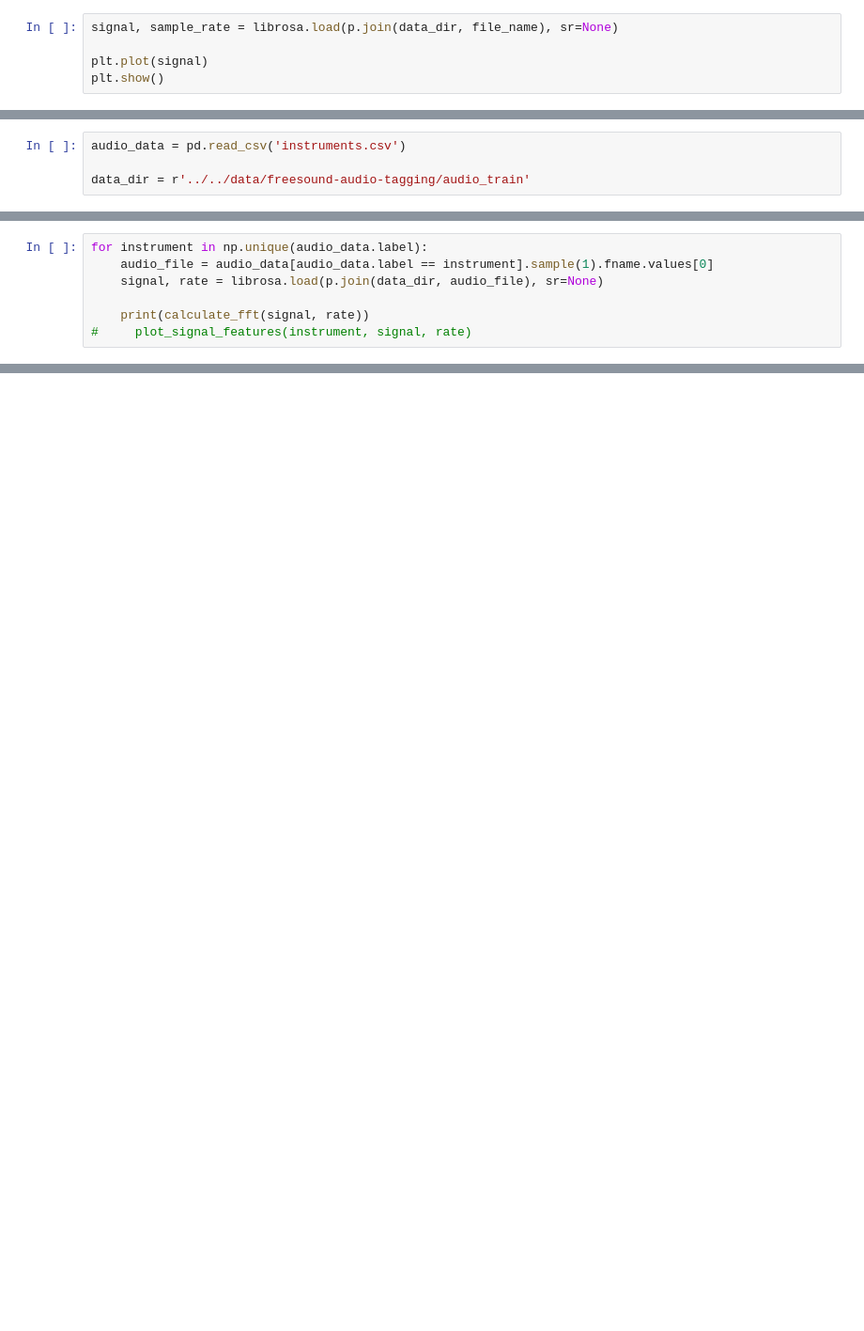
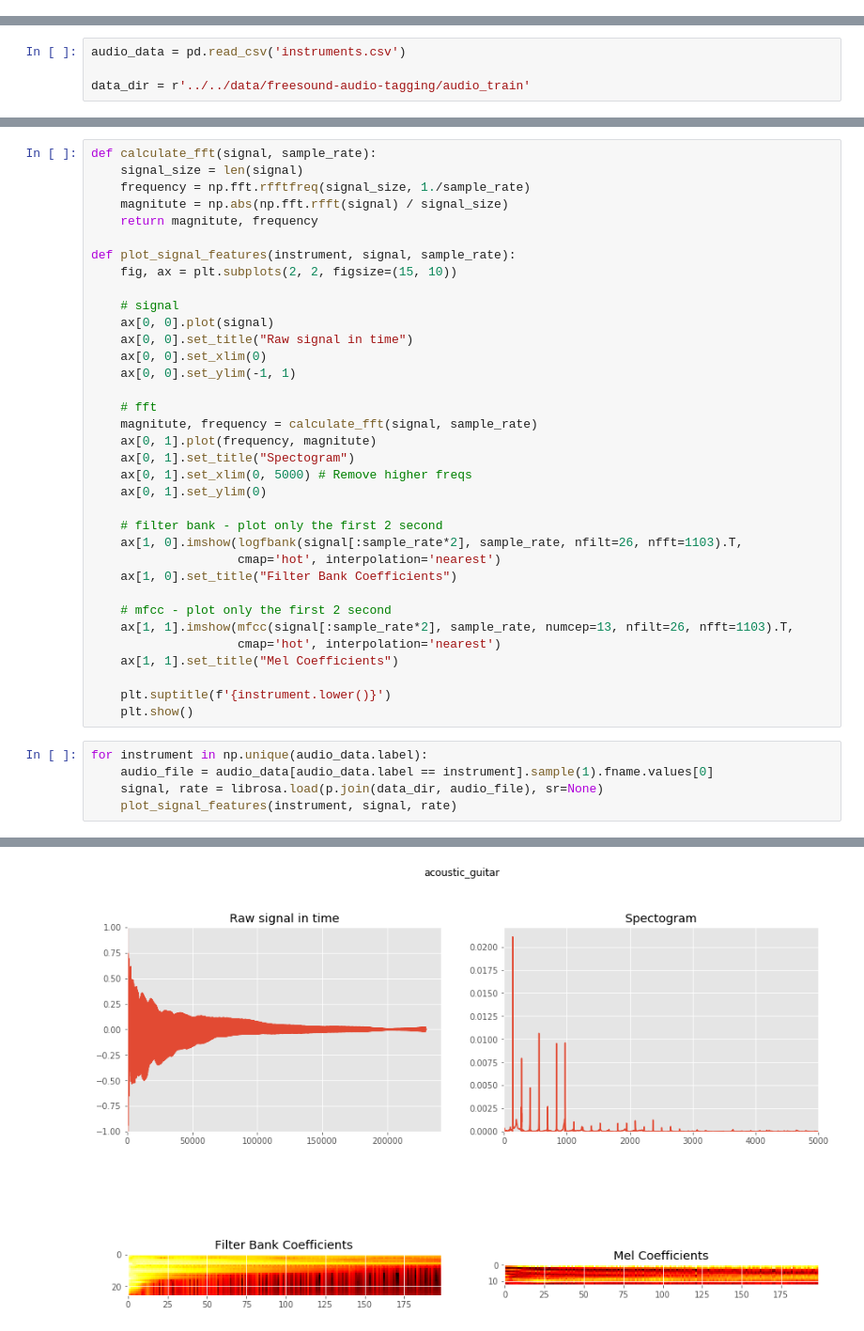
Before and after one commit to vteneva/sound-processing-python, a Jupyter notebook: projects/deep-learning-for-audio-classification/02-spectograms-and-features.ipynb, the cells around one changed output, grey strips where cells are left out. Shown: that part at 94% size. Saved outputs shown, nothing was run; the diff lists cells and outputs as text; blank space fills up the shorter version.

Commit message:
Add filter bank and MFCC plots

```diff
--- a/projects/deep-learning-for-audio-classification/02-spectograms-and-features.ipynb
+++ b/projects/deep-learning-for-audio-classification/02-spectograms-and-features.ipynb
@@ -34,5 +15,0 @@ plt.show()
-# %%
-signal, sample_rate = librosa.load(p.join(data_dir, file_name), sr=None)
-
-plt.plot(signal)
-plt.show()
@@ -60,8 +27,41 @@ def plot_signal_features(instrument, signal, rate):
+# %%
+def calculate_fft(signal, sample_rate):
+    signal_size = len(signal)
+    frequency = np.fft.rfftfreq(signal_size, 1./sample_rate)
+    magnitute = np.abs(np.fft.rfft(signal) / signal_size)
+    return magnitute, frequency
+
+def plot_signal_features(instrument, signal, sample_rate):
+    fig, ax = plt.subplots(2, 2, figsize=(15, 10))
+
+    # signal
+    ax[0, 0].plot(signal)
+    ax[0, 0].set_title("Raw signal in time")
+    ax[0, 0].set_xlim(0)
+    ax[0, 0].set_ylim(-1, 1)
+
+    # fft
+    magnitute, frequency = calculate_fft(signal, sample_rate)
+    ax[0, 1].plot(frequency, magnitute)
+    ax[0, 1].set_title("Spectogram")
+    ax[0, 1].set_xlim(0, 5000) # Remove higher freqs
+    ax[0, 1].set_ylim(0)
+
+    # filter bank - plot only the first 2 second
+    ax[1, 0].imshow(logfbank(signal[:sample_rate*2], sample_rate, nfilt=26, nfft=1103).T,
+                    cmap='hot', interpolation='nearest')
+    ax[1, 0].set_title("Filter Bank Coefficients")
+
+    # mfcc - plot only the first 2 second
+    ax[1, 1].imshow(mfcc(signal[:sample_rate*2], sample_rate, numcep=13, nfilt=26, nfft=1103).T,
+                    cmap='hot', interpolation='nearest')
+    ax[1, 1].set_title("Mel Coefficients")
+
+    plt.suptitle(f'{instrument.lower()}')
+    plt.show()
 # %%
 for instrument in np.unique(audio_data.label):
     audio_file = audio_data[audio_data.label == instrument].sample(1).fname.values[0]
     signal, rate = librosa.load(p.join(data_dir, audio_file), sr=None)
-
-    print(calculate_fft(signal, rate))
-#     plot_signal_features(instrument, signal, rate)
+    plot_signal_features(instrument, signal, rate)
 # %% [output]
@@ -87,0 +68 @@ for instrument in np.unique(audio_data.label):
+[figure, added]
```
Also changed, not shown: parts of 13 cells of this notebook.
